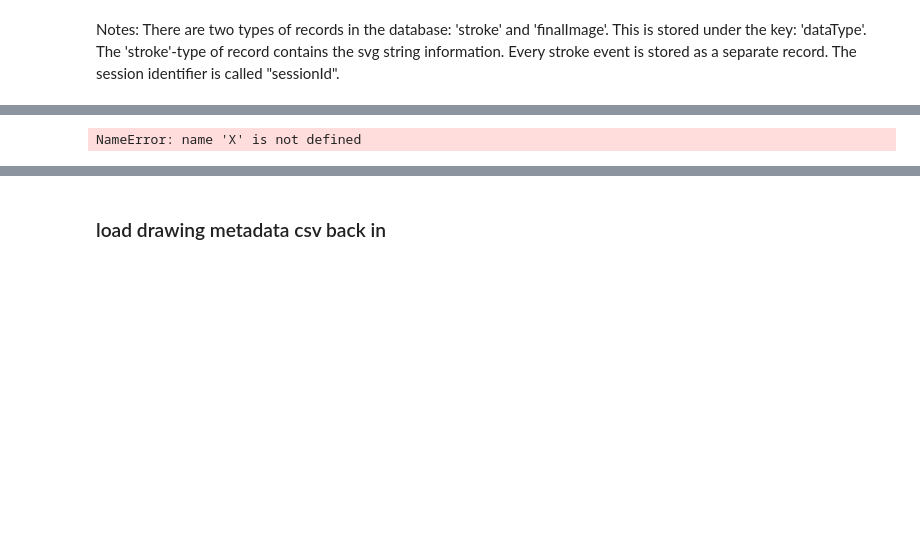
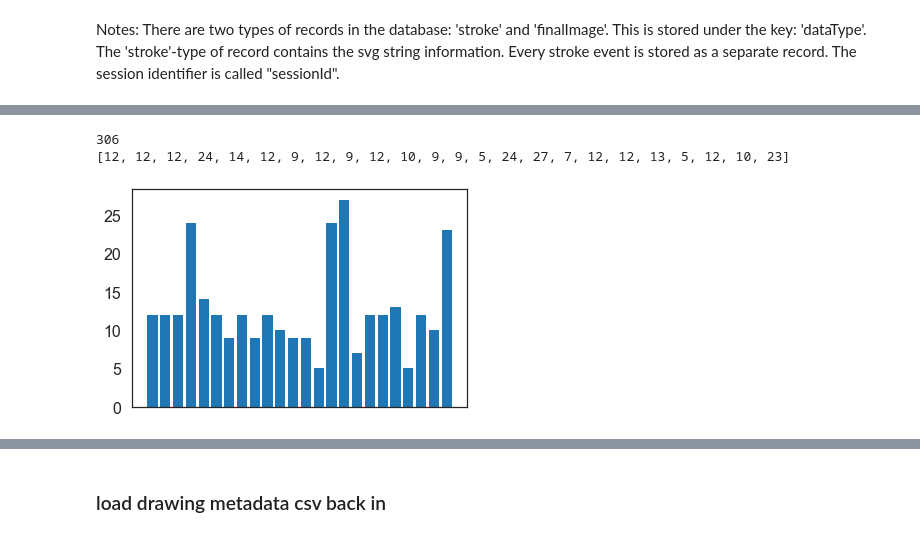
Before and after one commit to brialorelle/kiddraw, a Jupyter notebook: analysis/bingstation/preprocess_bingstation.ipynb, the cells around one changed output, grey strips where cells are left out. Cells and saved outputs as stored; diff of their text form; code cells hidden in the pictures; blank space fills up the shorter version.

```diff
--- a/analysis/bingstation/preprocess_bingstation.ipynb
+++ b/analysis/bingstation/preprocess_bingstation.ipynb
@@ -188,4 +194,19 @@ if really_run_this:
-# %%
-sum(X.age )
-# %% [output]
-NameError: name 'X' is not defined
+# %%
+categories = [i for i in os.listdir('sketches') if i != '.DS_Store']
+num_ims = 0
+ims_per_cat = []
+for c in categories:
+    num_ims += len([i for i in os.listdir(os.path.join('sketches',c)) if i != '.DS_Store'])
+    ims_per_cat.append(len([i for i in os.listdir(os.path.join('sketches',c)) if i != '.DS_Store']))
+
+print num_ims
+print ims_per_cat
+# %% [output]
+306
+[12, 12, 12, 24, 14, 12, 9, 12, 9, 12, 10, 9, 9, 5, 24, 27, 7, 12, 12, 13, 5, 12, 10, 23]
+# %%
+plt.bar(categories,ims_per_cat)
+frame1=plt.gca()
+frame1.axes.get_xaxis().set_visible(False)
+# %% [output]
+[figure, added]
```
Also changed, not shown: parts of 12 cells of this notebook, 2 other files.
